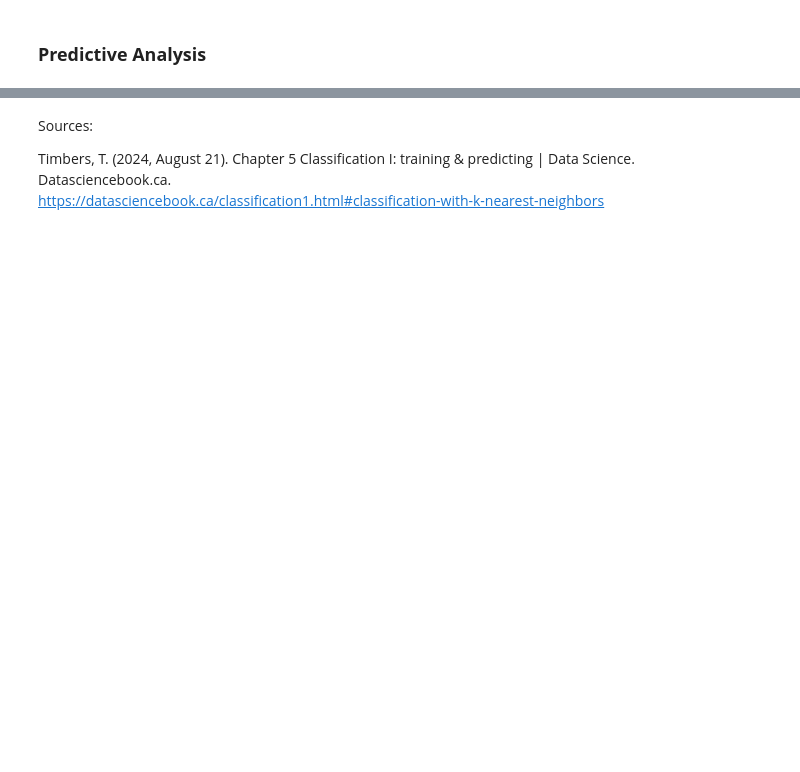
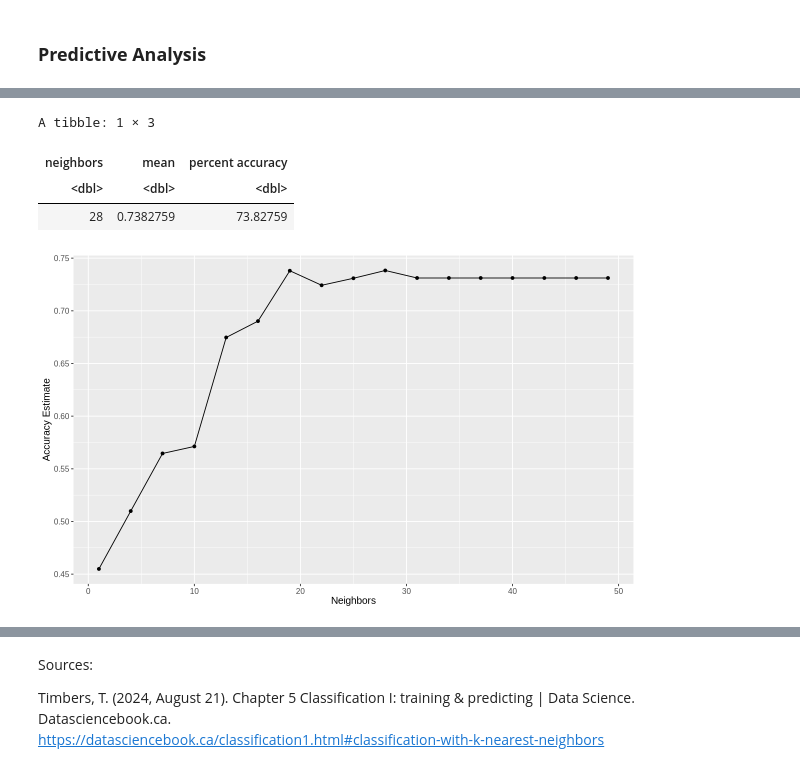
Before and after one commit to ManreetGrewal/group-project-dsci-100-final, a Jupyter notebook: Final Project.ipynb, the cells around one changed output, grey strips where cells are left out. Cells and saved outputs as stored; diff of their text form; code cells hidden in the pictures; blank space fills up the shorter version.

```diff
--- a/Final Project.ipynb
+++ b/Final Project.ipynb
@@ -202,3 +194,11 @@ When considering the use of the model, we were sure to scale the variables invol
 Likewise, the data will also be centered. When we do this, the data is said to be standardized, and all the variables will have a mean of 0 and a standard deviation of 1.
 
 It is worth mentioning that the value of K is important when useing the K-nearest neighbors algorithm. By picking different values of K, we create different classifiers that make different predictions. Using the training dataset (in this case called a validation set), we will perform cross validation. Cross validation splits the trainign data into folds, from which it uses each fold to to test and train the model to get a more reliable estimate(prevents overfitting)(Timbers, 2024). Specifically for our analysis, the method we will use is 5-fold cross-validation (5 different choices for the validation set).
+# %%
+set.seed(1)
+players_pred <- players |>
+    select(experience, Age, played_hours, subscribe) |>
+    filter(Age != "NA") |>
+    mutate(subscribe = as_factor(subscribe)) |>
+    mutate(subscribe = fct_recode(subscribe, "Subscribed" = "TRUE", "Not Subscribed" = "FALSE"))
+players_pred
@@ -204,0 +281,19 @@ It is worth mentioning that the value of K is important when useing the K-neares
+# %%
+accuracy_vs_k <- ggplot(accuracies, aes(x = neighbors, y = mean)) +
+  geom_point() +
+  geom_line() +
+  labs(x = "Neighbors", y = "Accuracy Estimate") +
+  theme(text = element_text(size = 12))
+accuracy_vs_k
+best_k <- accuracies |>
+    arrange(desc(mean)) |>
+    head(1) |>
+    select(neighbors, mean) |>
+    mutate("percent accuracy" = mean*100)
+best_k
+# %% [output]
+A tibble: 1 × 3
+| neighbors | mean | percent accuracy |
+| <dbl> | <dbl> | <dbl> |
+| 28 | 0.7382759 | 73.82759 |
+[figure, added]
```
Also changed, not shown: parts of 12 cells of this notebook.
